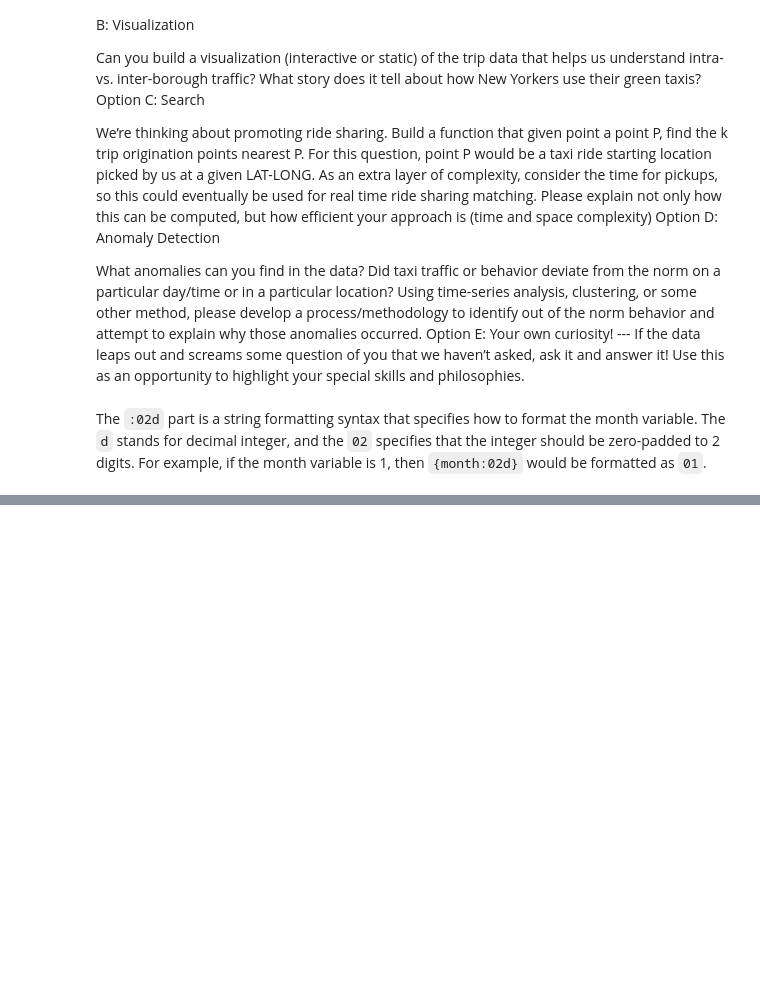
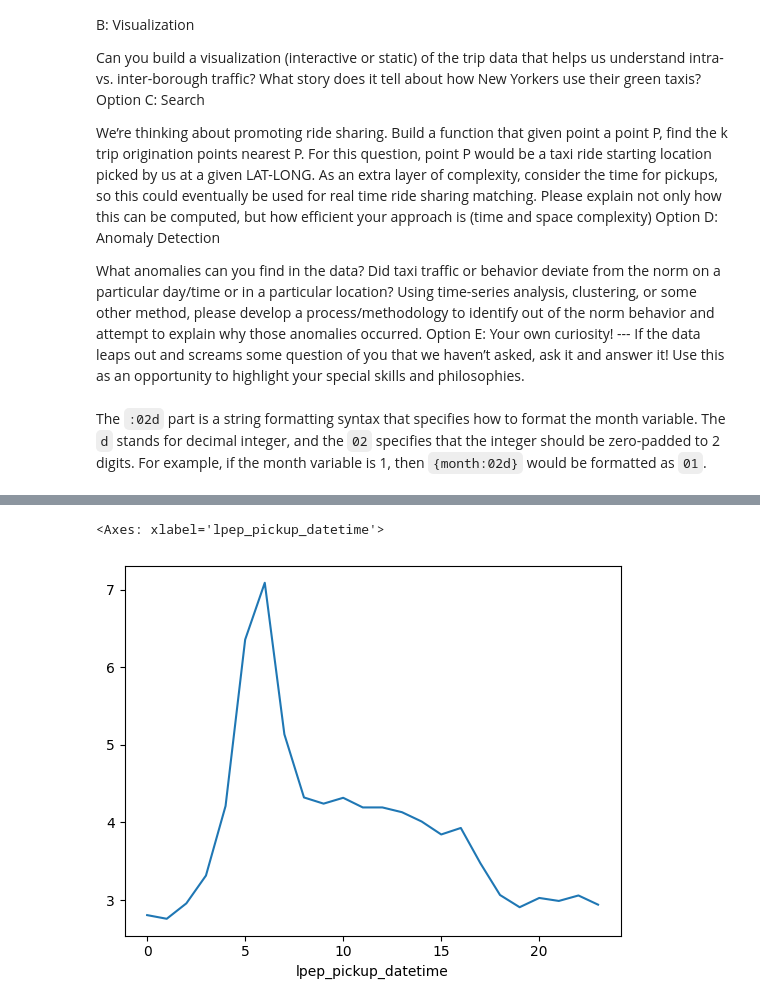
Before and after one commit to Rhys-McAlister/NYC-Taxi-Trip-Duration, a Jupyter notebook: strata_taxi_project.ipynb, the cells around one changed output, grey strips where cells are left out. Cells and saved outputs as stored; diff of their text form; code cells hidden in the pictures; blank space fills up the shorter version.

```diff
--- a/strata_taxi_project.ipynb
+++ b/strata_taxi_project.ipynb
@@ -50,0 +101,6 @@ df = read_taxi_data(2019, 1)
+# %%
+# Make a groupby by hour of day and plot the mean trip distance
+df.groupby(df['lpep_pickup_datetime'].dt.hour)['trip_distance'].mean().plot()
+# %% [output]
+<Axes: xlabel='lpep_pickup_datetime'>
+[figure, added]
```
Also changed, not shown: parts of 10 cells of this notebook.
